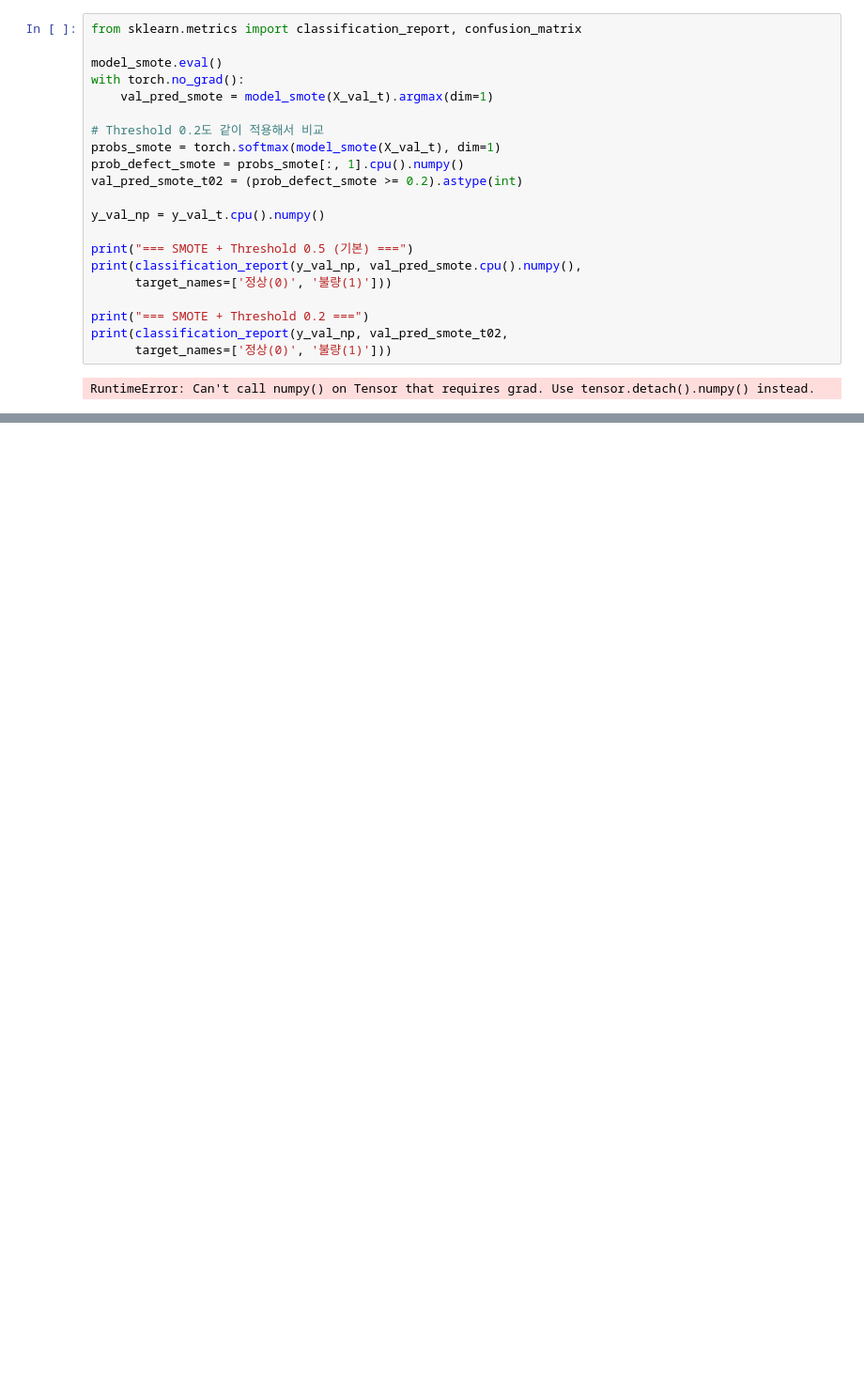
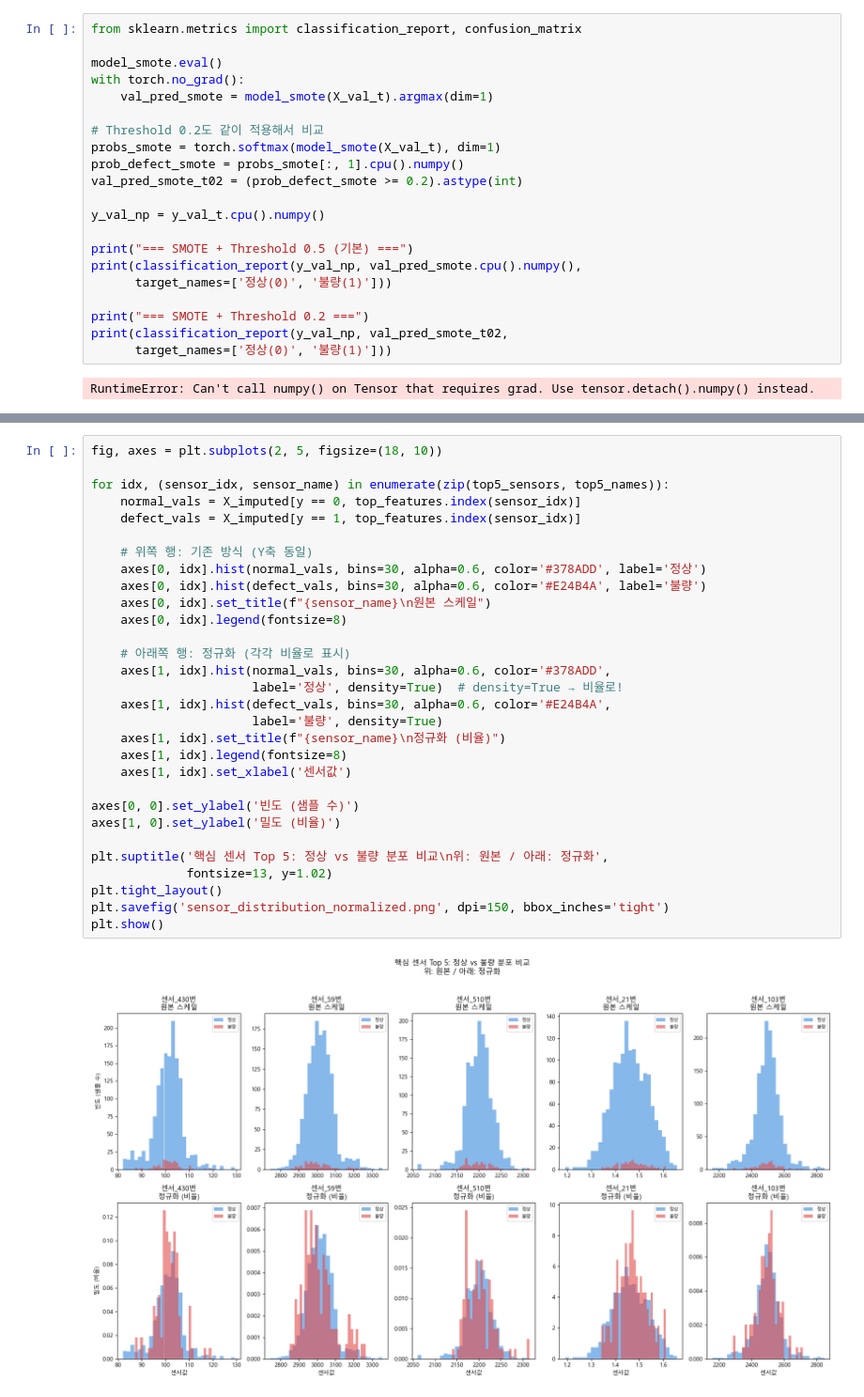
Before and after one commit to kyb8801/semiconductor-defect-classifier, a Jupyter notebook: week_mpl_secom.ipynb, the cells around one changed output, grey strips where cells are left out. Shown at 94% size. Cells and saved outputs as stored; diff of their text form; blank space fills up the shorter version.

```diff
--- a/week_mpl_secom.ipynb
+++ b/week_mpl_secom.ipynb
@@ -1310,0 +1481,32 @@ Early Stopping! Epoch 47
+# %%
+fig, axes = plt.subplots(2, 5, figsize=(18, 10))
+
+for idx, (sensor_idx, sensor_name) in enumerate(zip(top5_sensors, top5_names)):
+    normal_vals = X_imputed[y == 0, top_features.index(sensor_idx)]
+    defect_vals = X_imputed[y == 1, top_features.index(sensor_idx)]
+
+    # 위쪽 행: 기존 방식 (Y축 동일)
+    axes[0, idx].hist(normal_vals, bins=30, alpha=0.6, color='#378ADD', label='정상')
+    axes[0, idx].hist(defect_vals, bins=30, alpha=0.6, color='#E24B4A', label='불량')
+    axes[0, idx].set_title(f"{sensor_name}\n원본 스케일")
+    axes[0, idx].legend(fontsize=8)
+
+    # 아래쪽 행: 정규화 (각각 비율로 표시)
+    axes[1, idx].hist(normal_vals, bins=30, alpha=0.6, color='#378ADD',
+                      label='정상', density=True)  # density=True → 비율로!
+    axes[1, idx].hist(defect_vals, bins=30, alpha=0.6, color='#E24B4A',
+                      label='불량', density=True)
+    axes[1, idx].set_title(f"{sensor_name}\n정규화 (비율)")
+    axes[1, idx].legend(fontsize=8)
+    axes[1, idx].set_xlabel('센서값')
+
+axes[0, 0].set_ylabel('빈도 (샘플 수)')
+axes[1, 0].set_ylabel('밀도 (비율)')
+
+plt.suptitle('핵심 센서 Top 5: 정상 vs 불량 분포 비교\n위: 원본 / 아래: 정규화',
+             fontsize=13, y=1.02)
+plt.tight_layout()
+plt.savefig('sensor_distribution_normalized.png', dpi=150, bbox_inches='tight')
+plt.show()
+# %% [output]
+[figure, added]
```
Also changed, not shown: parts of 38 cells of this notebook, 3 other files.
